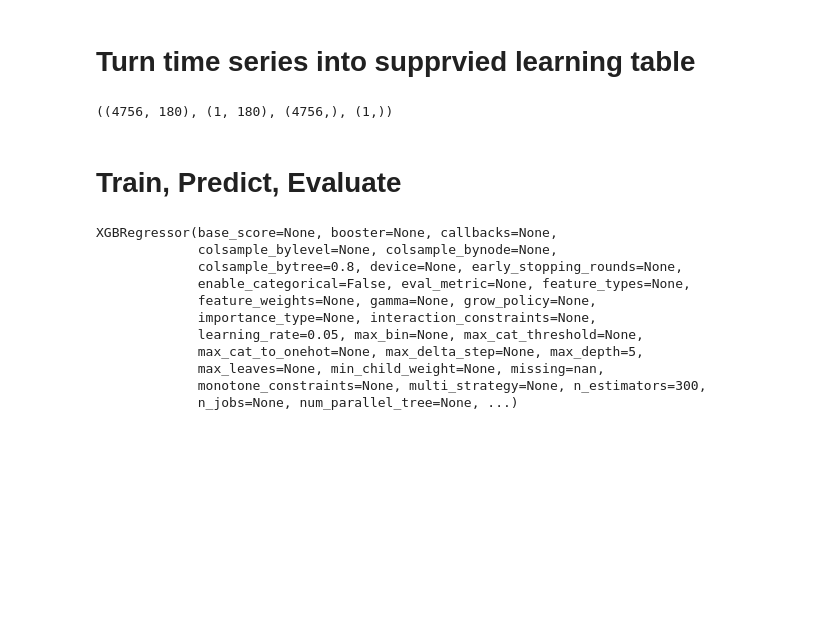
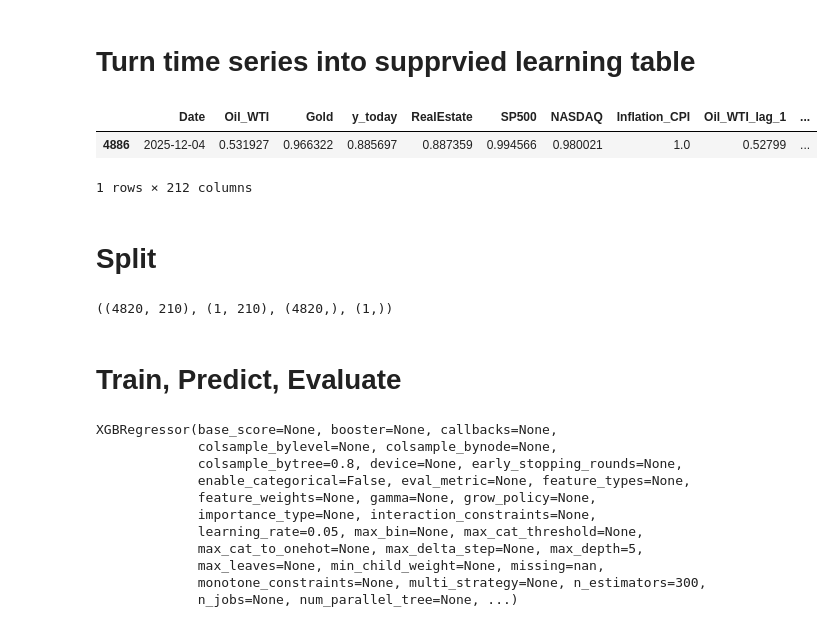
Before and after one commit to GuyRayOv/Stocks, a Jupyter notebook: notebooks/stocks_dataprep.ipynb, the cells around one changed output. Drawn from its saved outputs; the diff is of its cells as text; code cells hidden in the pictures; blank space fills up the shorter version.

```diff
--- a/notebooks/stocks_dataprep.ipynb
+++ b/notebooks/stocks_dataprep.ipynb
@@ -108,48 +107,58 @@ display(ts.tail(1))
 # %%
 lags = [1,5,10,22,65] # lookback days
 windows =  [5,10,22,65] # statistics windows
 
-df = ts.copy()
+df = tkl_ts.copy()
 
-# Identify columns to generate features for (excluding 'Date')
+# Identify columns to generate features for (excluding 'index' column which is the date)
 feature_base_cols = [c for c in df.columns if c not in ['Date']]
 
 for base_col in feature_base_cols: # Iterate over TKL cols
 
   # Generate lagged features for the current base_col
   for lag in lags:
     df[f"{base_col}_lag_{lag}"] = df[base_col].shift(lag)
 
   # Generate rolling window statistics for the current base_col
   for window in windows:
     df[f"{base_col}_min_{window}"] = df[base_col].rolling(window=window).min()
     df[f"{base_col}_max_{window}"] = df[base_col].rolling(window=window).max()
     df[f"{base_col}_mean_{window}"] = df[base_col].rolling(window=window).mean()
     df[f"{base_col}_std_{window}"]  = df[base_col].rolling(window=window).std()
     df[f"{base_col}_diff_{window}"] = df[base_col].diff(window)
     df[f"{base_col}_pct_{window}"] = df[base_col].pct_change(window)
 
 
 df['y_tomorrow'] = df['y_today'].shift(-1)    # tomorrow's close price
 df.tail(1)['y_tomorrow'] = -1                 # the TARGET cell
-tommorw_date = df.tail(1)['Date']
-
 
 df.dropna(inplace=True)
 
-# from sklearn.preprocessing import MinMaxScaler
-# scaler = MinMaxScaler()
-# scaler.fit_transform(df)
+from sklearn.preprocessing import MinMaxScaler
+scaler = MinMaxScaler()
 
-# Drop 'Date' column from X, along with 'y' and 'y_next'
-X = df.drop(['Date','y_tomorrow'], axis=1)
-y = df['y_tomorrow']
+cols_to_scale = df.drop(['Date', 'y_tomorrow'], axis=1).columns
+df[cols_to_scale] = scaler.fit_transform(df[cols_to_scale])
+
+df.tail(1)
+# %% [output]
+|  | Date | Oil_WTI | Gold | y_today | RealEstate | SP500 | NASDAQ | Inflation_CPI | Oil_WTI_lag_1 | ... |
+| 4886 | 2025-12-04 | 0.531927 | 0.966322 | 0.885697 | 0.887359 | 0.994566 | 0.980021 | 1.0 | 0.52799 | ... |
+1 rows × 212 columns
+# %% [markdown]
+# Split
 # %%
+tommorw_date = df.tail(1)['Date'] # Changed 'Date' to 'index'
+
+X = df.drop(['Date','y_tomorrow'], axis=1) # Changed 'Date' to 'index'
+y = df['y_tomorrow']
+
 X_train, X_test = X.iloc[:-2], X.iloc[-1:]
 y_train, y_test = y.iloc[:-2], y.iloc[-1:]
+
 X_train.shape, X_test.shape, y_train.shape, y_test.shape
 # %% [output]
-((4756, 180), (1, 180), (4756,), (1,))
+((4820, 210), (1, 210), (4820,), (1,))
 # %% [markdown]
 # Train, Predict, Evaluate
 # %%
```
Also changed, not shown: parts of 9 cells of this notebook, 1 other file.
